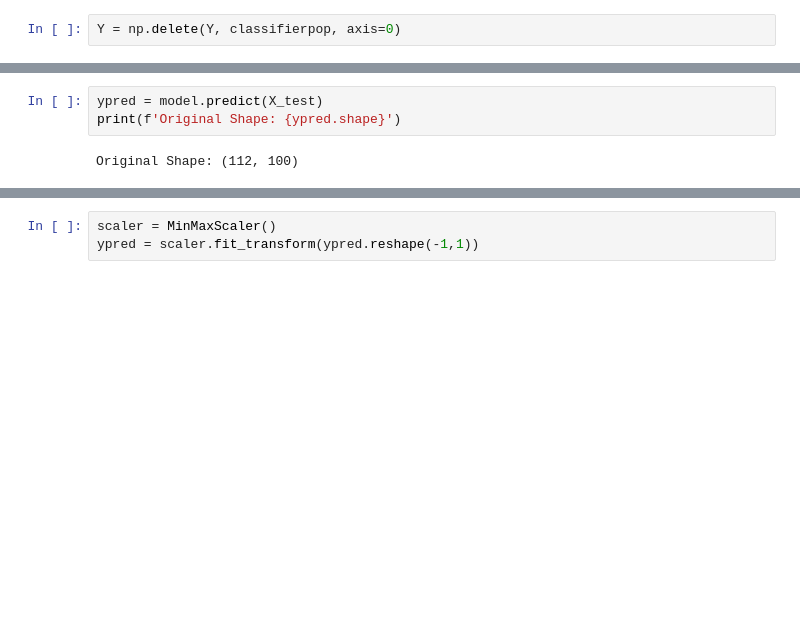
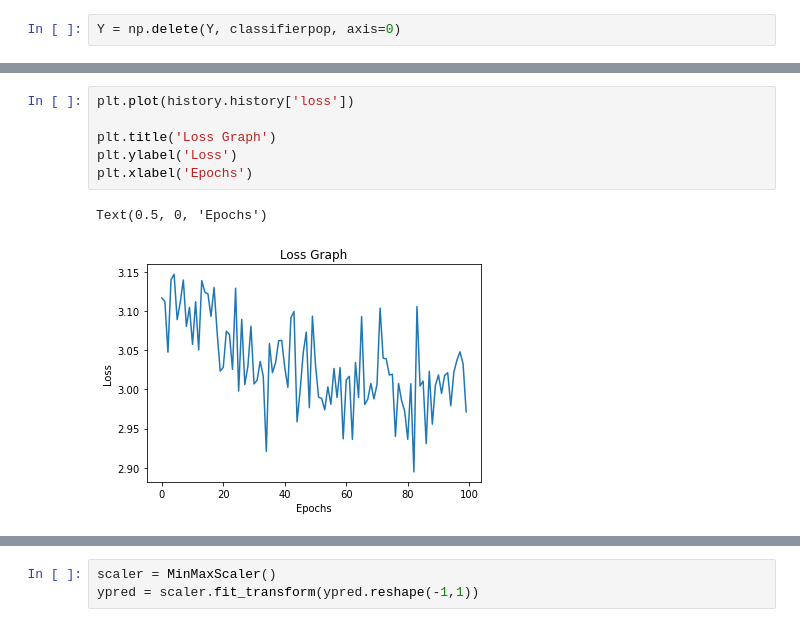
Before and after one commit to YVSemlani/Minimal-Data-Seizure-Detection, a Jupyter notebook: RNN.ipynb, the cells around one changed output, grey strips where cells are left out. Saved outputs shown, nothing was run; the diff lists cells and outputs as text; blank space fills up the shorter version.

```diff
--- a/RNN.ipynb
+++ b/RNN.ipynb
@@ -110,5 +208,9 @@ model.evaluate(X_test, Y_test)
-# %%
-ypred = model.predict(X_test)
-print(f'Original Shape: {ypred.shape}')
-# %% [output]
-Original Shape: (112, 100)
+# %%
+plt.plot(history.history['loss'])
+
+plt.title('Loss Graph')
+plt.ylabel('Loss')
+plt.xlabel('Epochs')
+# %% [output]
+Text(0.5, 0, 'Epochs')
+[figure, added]
```
Also changed, not shown: parts of 33 cells of this notebook, 4 other files.
